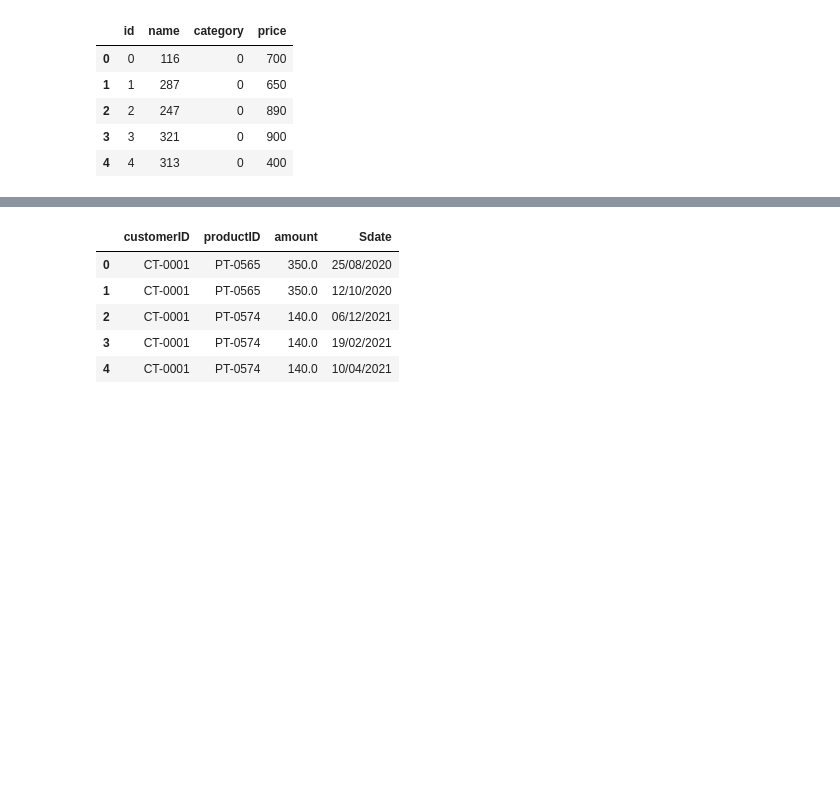
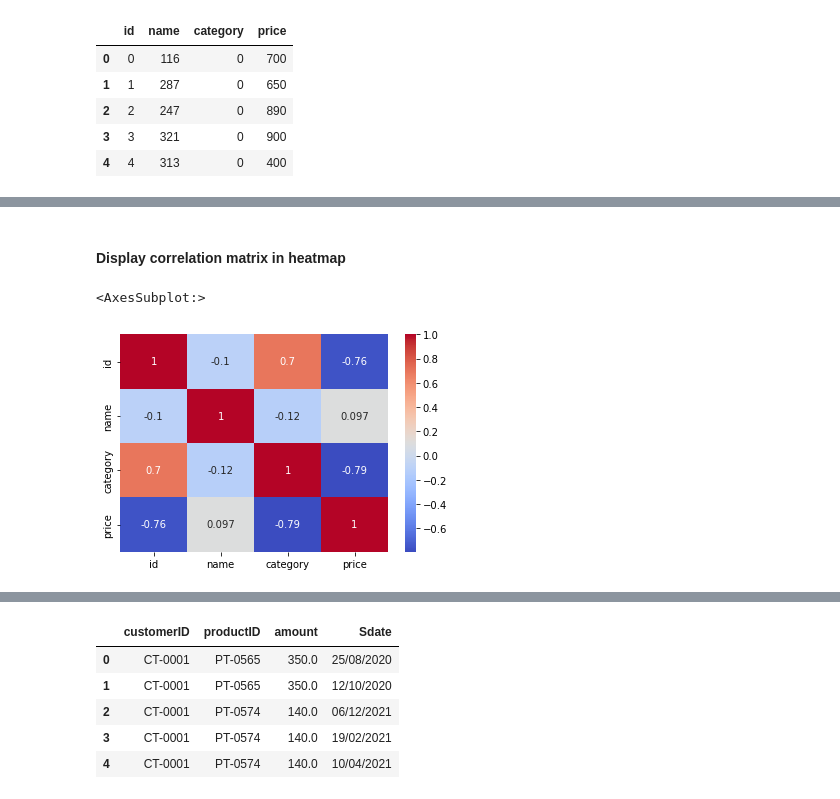
Before and after one commit to saharkhmissi11/customers-segmentation, a Jupyter notebook: customers_segmentation.ipynb, the cells around one changed output, grey strips where cells are left out. Saved outputs shown, nothing was run; the diff lists cells and outputs as text; code cells hidden in the pictures; blank space fills up the shorter version.

Commit message:
adding product correlation matrix, histograms and density plot

```diff
--- a/customers_segmentation.ipynb
+++ b/customers_segmentation.ipynb
@@ -13,7 +14,7 @@ from sklearn.preprocessing import StandardScaler
 # %% [markdown]
 # loading the data
 # %%
-customers= pnd.read_csv('C:/Users/ASUS/Desktop/datasets/customer.csv',encoding='ISO_8859-1' ,delimiter=';')
-products= pnd.read_csv('C:/Users/ASUS/Desktop/datasets/products.csv',encoding='ISO_8859-1' ,delimiter=';')
-sales= pnd.read_csv('C:/Users/ASUS/Desktop/datasets/sales.csv',encoding='ISO_8859-1' ,delimiter=';')
+customers= pd.read_csv('C:/Users/ASUS/Desktop/datasets/customer.csv',encoding='ISO_8859-1' ,delimiter=';')
+products= pd.read_csv('C:/Users/ASUS/Desktop/datasets/products.csv',encoding='ISO_8859-1' ,delimiter=';')
+sales= pd.read_csv('C:/Users/ASUS/Desktop/datasets/sales.csv',encoding='ISO_8859-1' ,delimiter=';')
 # %% [markdown]
@@ -184,0 +208,3 @@ products.head()
+# %%
+corr=products.corr()
+corr
@@ -184,0 +217,7 @@ products.head()
+# %% [markdown]
+#### Display correlation matrix in heatmap
+# %%
+sns.heatmap(corr,annot=True,cmap='coolwarm')
+# %% [output]
+<AxesSubplot:>
+[figure, added]
```
Also changed, not shown: parts of 25 cells of this notebook.
